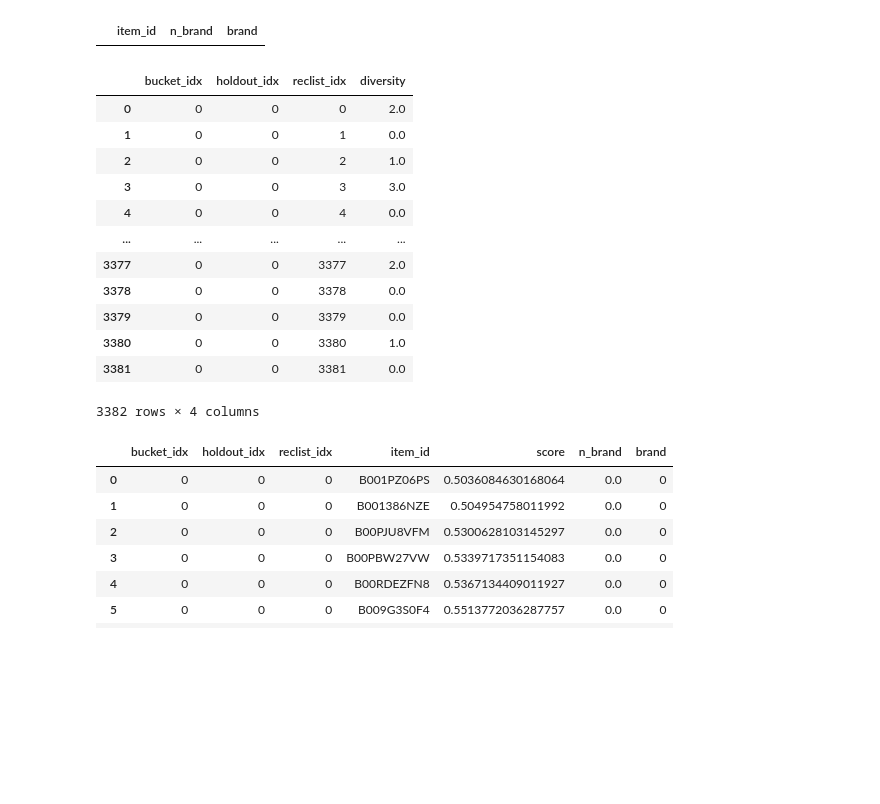
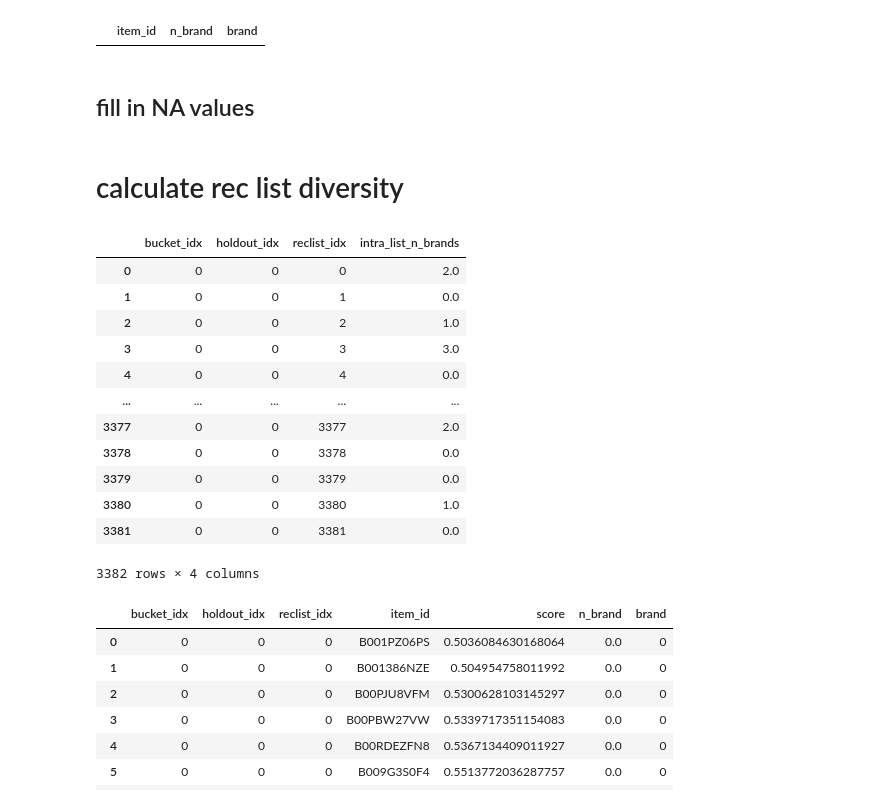
Before and after one commit to mariajoaolavoura/measuring_forgetting, a Jupyter notebook: notebooks/ADM - calculating diversity.ipynb, the cells around one changed output. Cells and saved outputs as stored; diff of their text form; code cells hidden in the pictures; blank space fills up the shorter version.

```diff
--- a/notebooks/ADM - calculating diversity.ipynb
+++ b/notebooks/ADM - calculating diversity.ipynb
@@ -124,9 +132,9 @@ number of rec lists: 3382
 # %%
-rl_col = ['bucket_idx','holdout_idx','reclist_idx', namepaths['item_col'], 'score']
+rl_col = ['bucket_idx','holdout_idx','reclist_idx', 'item_id', 'score']
 rec_list_df = pd.DataFrame(columns=rl_col)
 
 for i, rl in enumerate(rec_lists_b0_h0):
-    _ = pd.DataFrame(rec_lists_b0_h0[i], columns = [namepaths['item_col'], 'score'])
+    _ = pd.DataFrame(rec_lists_b0_h0[i], columns = ['item_id', 'score'])
     _[rl_col[0]] = 0
     _[rl_col[1]] = 0
     _[rl_col[2]] = i
@@ -152,6 +162,7 @@ rec_list_df
 # %%
+div_col = 'n_brand'
 meta_dm = pd.read_csv(namepaths['output_path']+'meta_amazon_digitalmusic.csv')
-meta_dm.columns = [namepaths['item_col'], 'n_brand', 'brand']
+meta_dm.columns = ['item_id', div_col, 'brand']
 meta_dm
 # %% [output]
 |  | item_id | n_brand | brand |
@@ -170,5 +183,6 @@ meta_dm
 # %%
-meta_rec = pd.merge(rec_list_df, meta_dm,
+meta_rec = pd.merge(rec_list_df,
+                    meta_dm,
                     how='left')
 meta_rec
 # %% [output]
@@ -200,18 +214,24 @@ dtype: bool
 meta_dm[meta_dm.brand=='0']
 # %% [output]
 |  | item_id | n_brand | brand |
+# %% [markdown]
+## fill in NA values
 # %%
-meta_rec.loc[meta_rec[namepaths['item_col']].isna(), namepaths['item_col']] = '0'
-meta_rec.loc[meta_rec.n_brand.isna(), 'n_brand'] = 0
+meta_rec.loc[meta_rec[namepaths['item_col']].isna(), 'item_id'] = '0'
+meta_rec.loc[meta_rec[div_col].isna(), div_col] = 0
 meta_rec.loc[meta_rec.brand.isna(), 'brand'] = '0'
+# %% [markdown]
+# calculate rec list diversity
 # %%
-reclist_div = meta_rec[['bucket_idx','holdout_idx','reclist_idx','n_brand']]\
+reclist_div = meta_rec[['bucket_idx','holdout_idx','reclist_idx',div_col]]\
                 .groupby(['bucket_idx','holdout_idx','reclist_idx'])\
                     .sum().reset_index()
-reclist_div.columns = ['bucket_idx','holdout_idx','reclist_idx', 'diversity']
+
+rec_div_col = 'intra_list_n_brands'
+reclist_div.columns = ['bucket_idx','holdout_idx','reclist_idx', rec_div_col]
 reclist_div
 # %% [output]
-|  | bucket_idx | holdout_idx | reclist_idx | diversity |
+|  | bucket_idx | holdout_idx | reclist_idx | intra_list_n_brands |
 | 0 | 0 | 0 | 0 | 2.0 |
 | 1 | 0 | 0 | 1 | 0.0 |
 | 2 | 0 | 0 | 2 | 1.0 |
```
Also changed, not shown: parts of 33 cells of this notebook.
